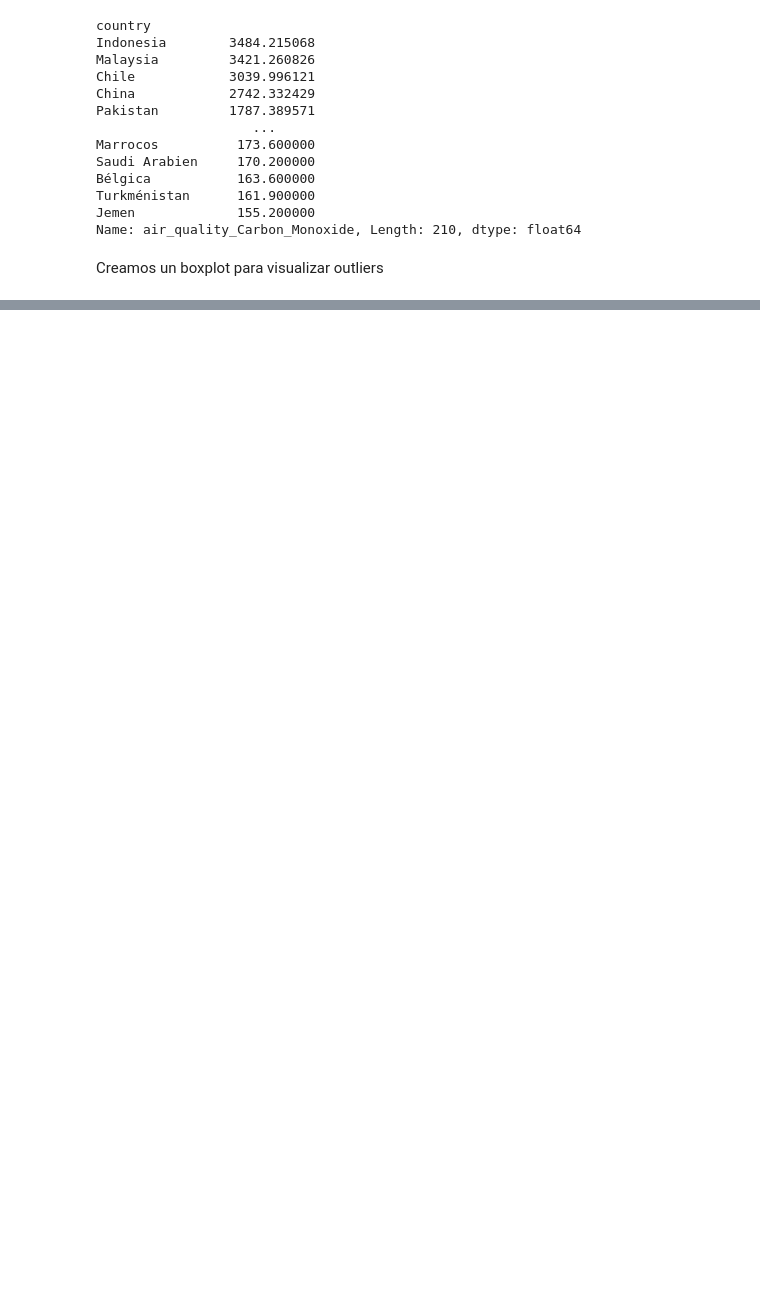
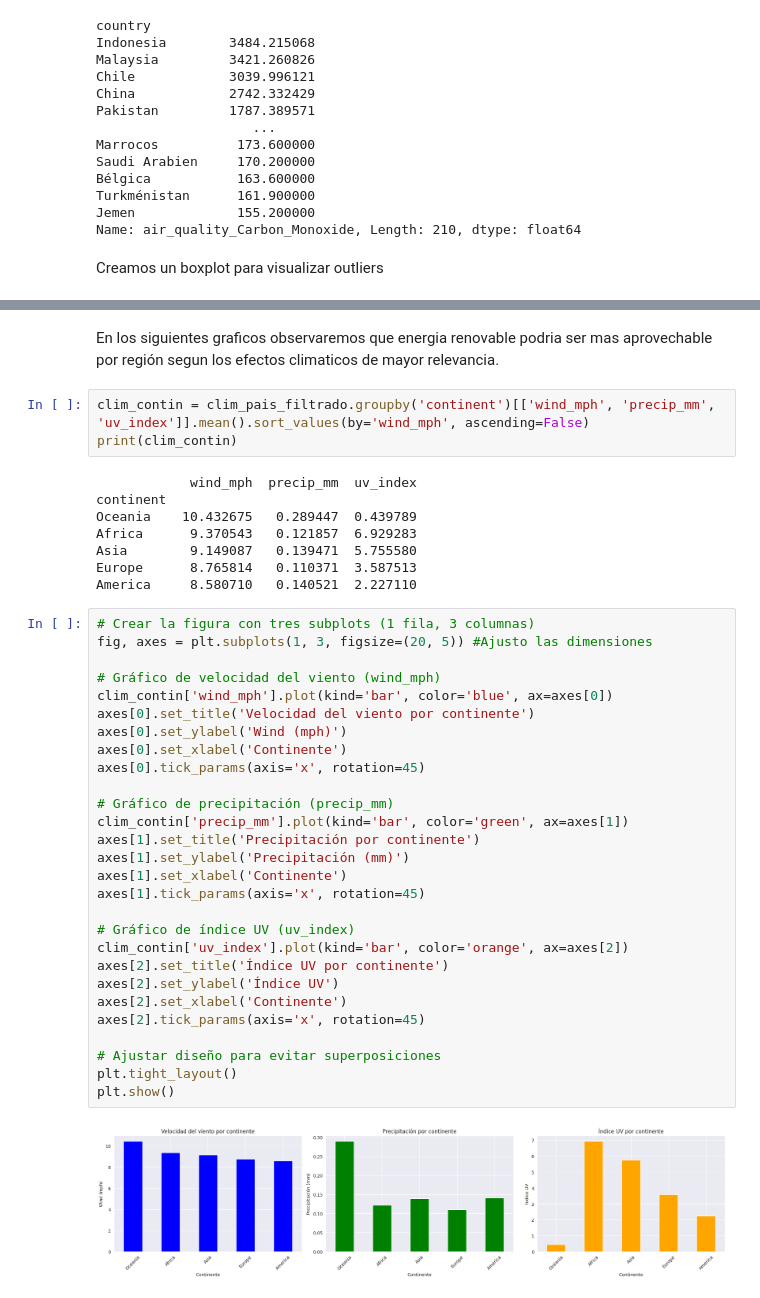
Before and after one commit to BelenUrdangarin/Integrador-Urdangarin---Olivera, a Jupyter notebook: Integrador_Olivera_Urdangarin.ipynb, the cells around one changed output, grey strips where cells are left out. Cells and saved outputs as stored; diff of their text form; blank space fills up the shorter version.

```diff
--- a/Integrador_Olivera_Urdangarin.ipynb
+++ b/Integrador_Olivera_Urdangarin.ipynb
@@ -1139,0 +1109,43 @@ NameError: name 'folium' is not defined
+# %% [markdown]
+En los siguientes graficos observaremos que energia renovable podria ser mas aprovechable por región segun los efectos climaticos de mayor relevancia.
+# %%
+clim_contin = clim_pais_filtrado.groupby('continent')[['wind_mph', 'precip_mm', 'uv_index']].mean().sort_values(by='wind_mph', ascending=False)
+print(clim_contin)
+# %% [output]
+            wind_mph  precip_mm  uv_index
+continent
+Oceania    10.432675   0.289447  0.439789
+Africa      9.370543   0.121857  6.929283
+Asia        9.149087   0.139471  5.755580
+Europe      8.765814   0.110371  3.587513
+America     8.580710   0.140521  2.227110
+# %%
+# Crear la figura con tres subplots (1 fila, 3 columnas)
+fig, axes = plt.subplots(1, 3, figsize=(20, 5)) #Ajusto las dimensiones
+
+# Gráfico de velocidad del viento (wind_mph)
+clim_contin['wind_mph'].plot(kind='bar', color='blue', ax=axes[0])
+axes[0].set_title('Velocidad del viento por continente')
+axes[0].set_ylabel('Wind (mph)')
+axes[0].set_xlabel('Continente')
+axes[0].tick_params(axis='x', rotation=45)
+
+# Gráfico de precipitación (precip_mm)
+clim_contin['precip_mm'].plot(kind='bar', color='green', ax=axes[1])
+axes[1].set_title('Precipitación por continente')
+axes[1].set_ylabel('Precipitación (mm)')
+axes[1].set_xlabel('Continente')
+axes[1].tick_params(axis='x', rotation=45)
+
+# Gráfico de índice UV (uv_index)
+clim_contin['uv_index'].plot(kind='bar', color='orange', ax=axes[2])
+axes[2].set_title('Índice UV por continente')
+axes[2].set_ylabel('Índice UV')
+axes[2].set_xlabel('Continente')
+axes[2].tick_params(axis='x', rotation=45)
+
+# Ajustar diseño para evitar superposiciones
+plt.tight_layout()
+plt.show()
+# %% [output]
+[figure, added]
```
Also changed, not shown: parts of 22 cells of this notebook.
